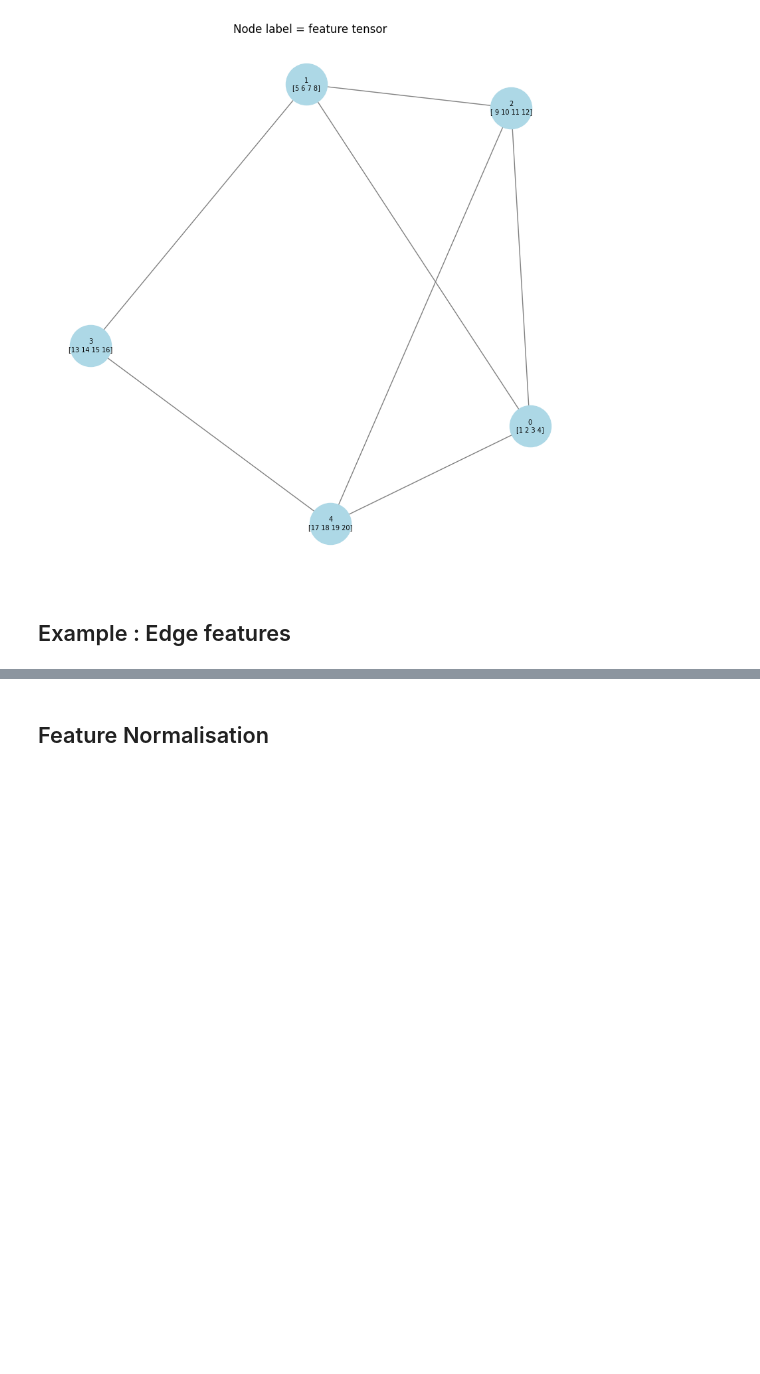
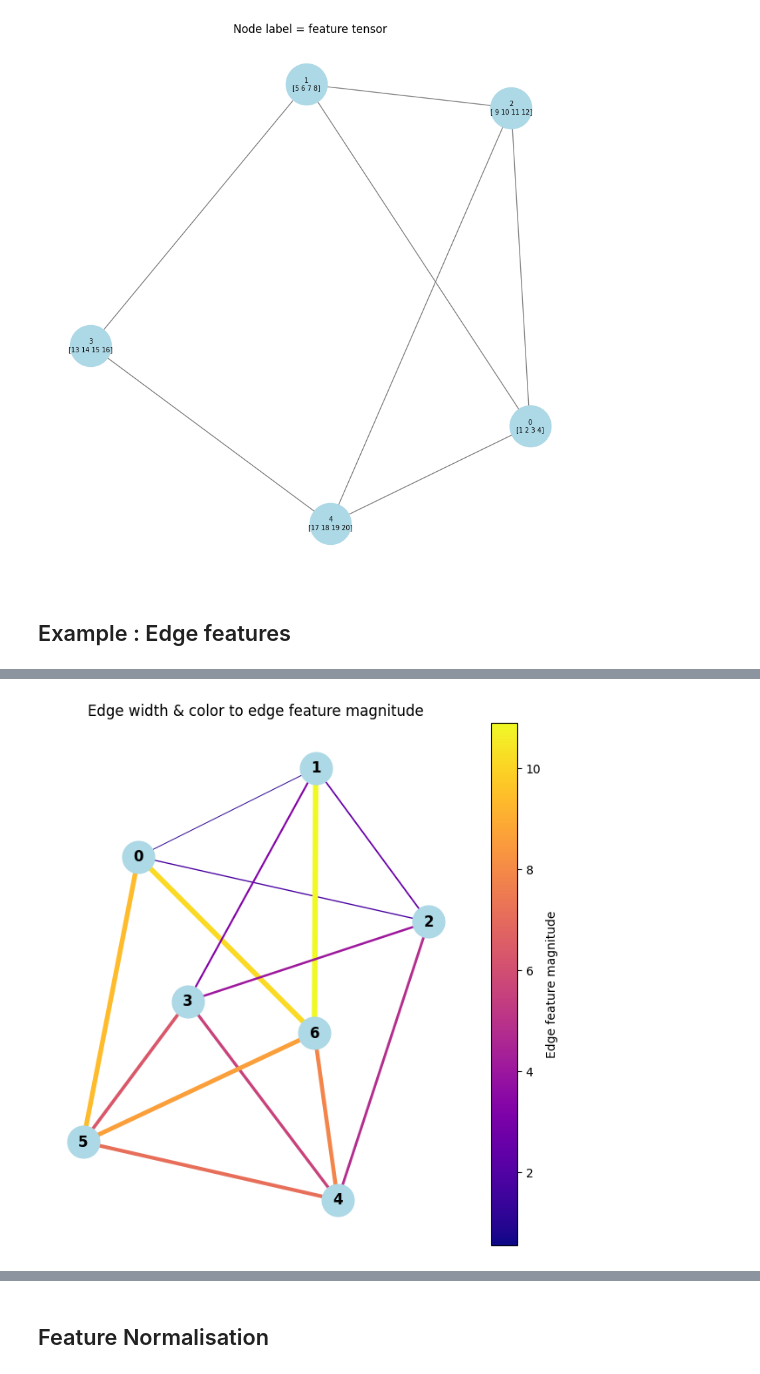
Before and after one commit to ImadElMaftouhi/Machine-learning, a Jupyter notebook: notebooks/graph_101.ipynb, the cells around one changed output, grey strips where cells are left out. Saved outputs shown, nothing was run; the diff lists cells and outputs as text; code cells hidden in the pictures; blank space fills up the shorter version.

```diff
--- a/notebooks/graph_101.ipynb
+++ b/notebooks/graph_101.ipynb
@@ -635,0 +693,32 @@ plt.show()
+# %%
+G = to_networkx(data, to_undirected=True, edge_attrs=['edge_attr'])
+pos = nx.spring_layout(G)
+
+# Aggregate edge features to scalar magnitude
+edge_weights = np.array([
+    np.linalg.norm(G[u][v]['edge_attr'])
+    for u, v in G.edges()
+])
+
+# Map magnitude → width and color
+edge_widths = 0.5 + (edge_weights / edge_weights.max()) * 4.0
+edge_colors = plt.cm.plasma(edge_weights / edge_weights.max())
+
+plt.figure(figsize=(6, 6))
+nx.draw(G, pos,
+        with_labels=True,
+        node_color='lightblue',
+        node_size=700,
+        font_weight='bold',
+        edge_color=edge_colors,
+        width=edge_widths)
+
+# Colorbar to read magnitude values
+sm = plt.cm.ScalarMappable(cmap=plt.cm.plasma,
+                            norm=plt.Normalize(edge_weights.min(), edge_weights.max()))
+plt.colorbar(sm, label='Edge feature magnitude', ax=plt.gca())
+plt.title("Edge width & color to edge feature magnitude")
+plt.axis('off')
+plt.show()
+# %% [output]
+[figure, added]
```
Also changed, not shown: parts of 6 cells of this notebook.
